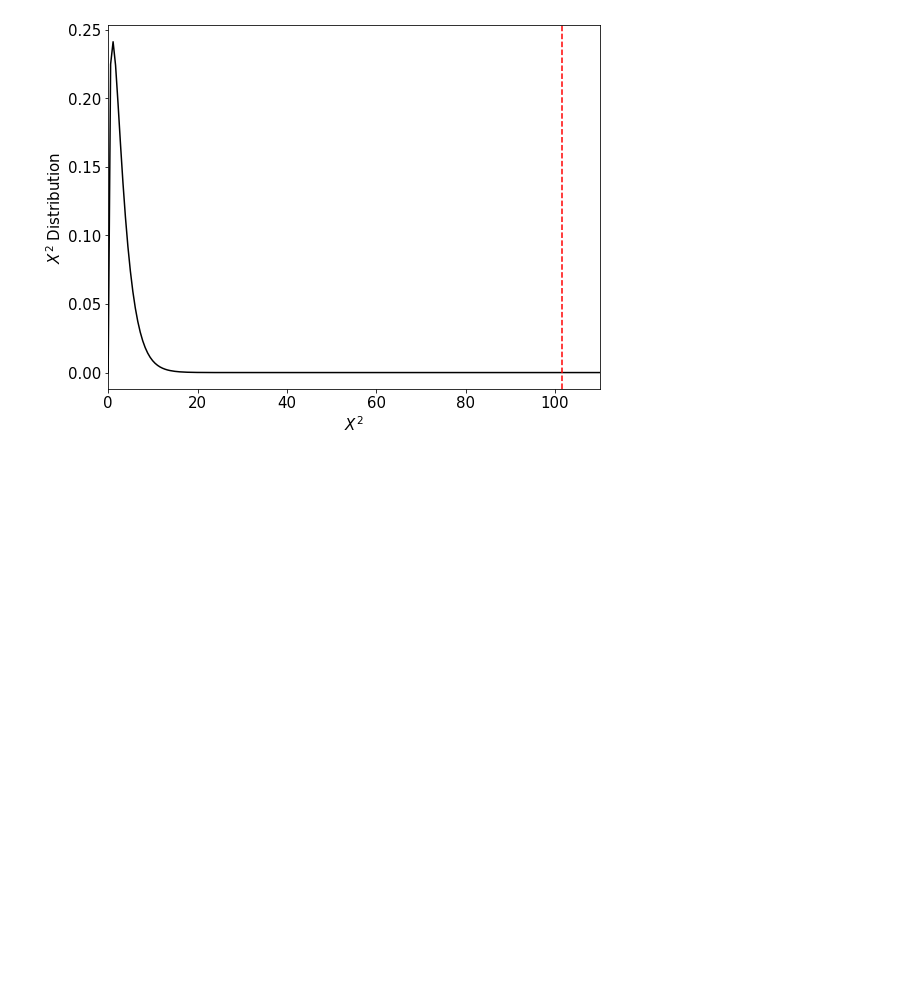
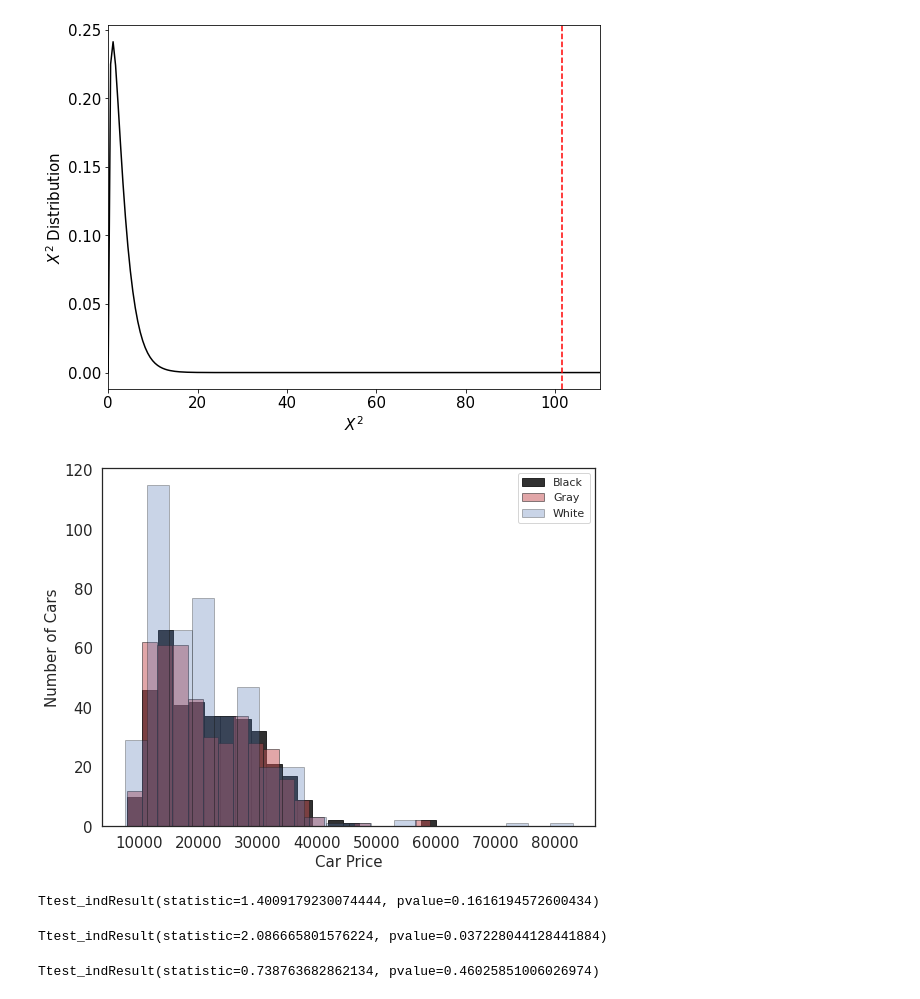
Before and after one commit to aabouie/CapStone1, a Jupyter notebook: EDA.ipynb, the cells around one changed output. Drawn from its saved outputs; the diff is of its cells as text; code cells hidden in the pictures; blank space fills up the shorter version.

```diff
--- a/EDA.ipynb
+++ b/EDA.ipynb
@@ -552,3 +622,35 @@ for item in ([ax.title, ax.xaxis.label, ax.yaxis.label] +
 fig.tight_layout()
 # %% [output]
 [figure]
+# %%
+fig,ax=plt.subplots(figsize=(8,6))
+df_black = df[df.car_color=='Black']
+df_gray = df[df.car_color=='Gray']
+df_white = df[df.car_color=='White']
+ax.hist(df_black.car_price,edgecolor='k',bins=20,label='Black',color='k',alpha=0.9);
+ax.hist(df_gray.car_price,edgecolor='k',bins=20,label='Gray',color='r',alpha=0.5);
+ax.hist(df_white.car_price,edgecolor='k',bins=20,label='White',color='b',alpha=0.3)
+ax.legend()
+ax.set_ylabel('Number of Cars')
+ax.set_xlabel('Car Price')
+for item in ([ax.title, ax.xaxis.label, ax.yaxis.label] +
+             ax.get_xticklabels() + ax.get_yticklabels()):
+    item.set_fontsize(15)
+fig.tight_layout()
+# %% [output]
+[figure, added]
+# %%
+First=stats.ttest_ind(df_black.car_price,df_gray.car_price,equal_var=False)
+First
+# %% [output]
+Ttest_indResult(statistic=1.4009179230074444, pvalue=0.1616194572600434)
+# %%
+Second=stats.ttest_ind(df_black.car_price,df_white.car_price,equal_var=False)
+Second
+# %% [output]
+Ttest_indResult(statistic=2.086665801576224, pvalue=0.037228044128441884)
+# %%
+Third=stats.ttest_ind(df_gray.car_price,df_white.car_price,equal_var=False)
+Third
+# %% [output]
+Ttest_indResult(statistic=0.738763682862134, pvalue=0.46025851006026974)
```
Also changed, not shown: parts of 7 cells of this notebook.
